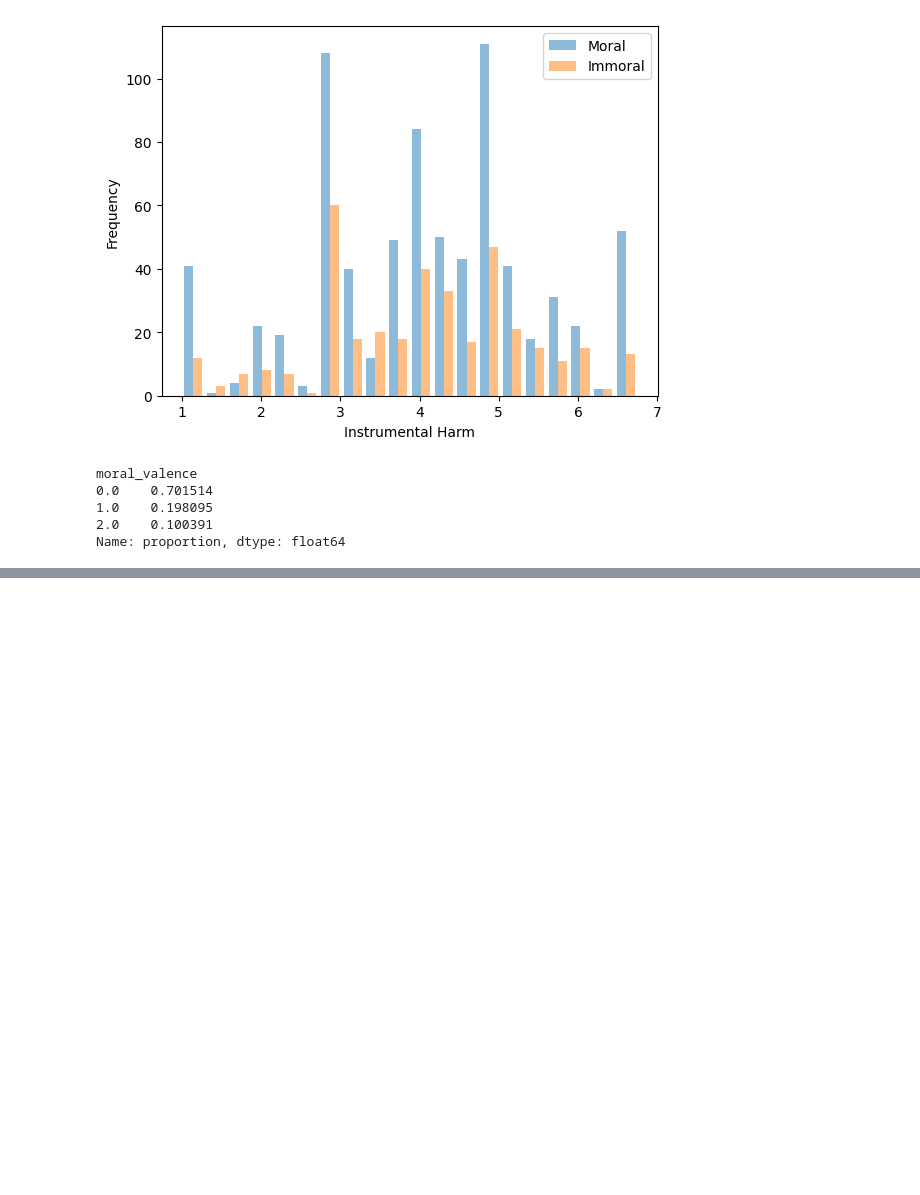
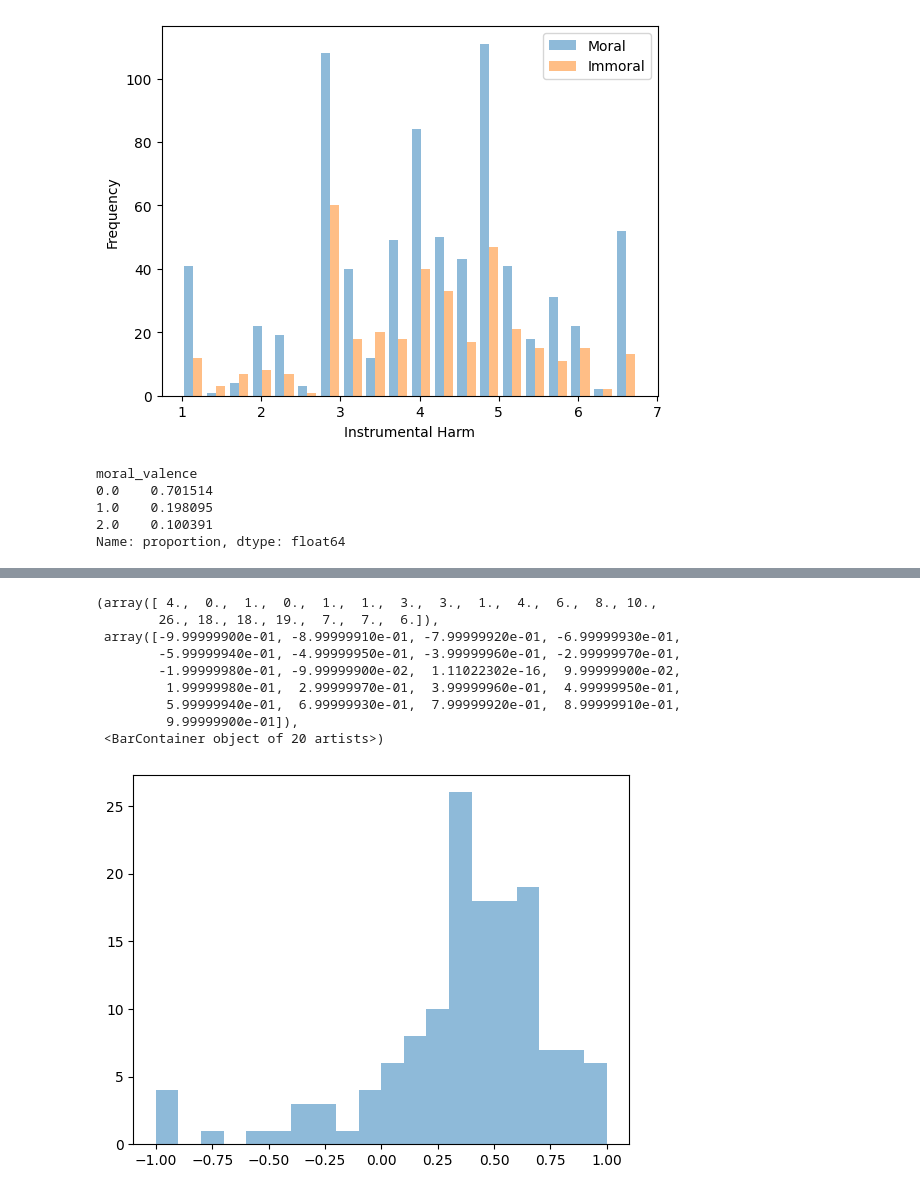
Before and after one commit to amberxuqianchen/effective-altruism, a Jupyter notebook: 1_code/descriptive.ipynb, the cells around one changed output, grey strips where cells are left out. Cells and saved outputs as stored; diff of their text form; code cells hidden in the pictures; blank space fills up the shorter version.

```diff
--- a/1_code/descriptive.ipynb
+++ b/1_code/descriptive.ipynb
@@ -507,0 +608,13 @@ Name: proportion, dtype: float64
+# %%
+plt.hist(dft['corr_coeff'], bins=20, alpha=0.5, label='corr_coeff_z')
+# %% [output]
+(array([ 4.,  0.,  1.,  0.,  1.,  1.,  3.,  3.,  1.,  4.,  6.,  8., 10.,
+        26., 18., 18., 19.,  7.,  7.,  6.]),
+ array([-9.99999900e-01, -8.99999910e-01, -7.99999920e-01, -6.99999930e-01,
+        -5.99999940e-01, -4.99999950e-01, -3.99999960e-01, -2.99999970e-01,
+        -1.99999980e-01, -9.99999900e-02,  1.11022302e-16,  9.99999900e-02,
+         1.99999980e-01,  2.99999970e-01,  3.99999960e-01,  4.99999950e-01,
+         5.99999940e-01,  6.99999930e-01,  7.99999920e-01,  8.99999910e-01,
+         9.99999900e-01]),
+ <BarContainer object of 20 artists>)
+[figure, added]
```
Also changed, not shown: parts of 12 cells of this notebook, 13 other files.
